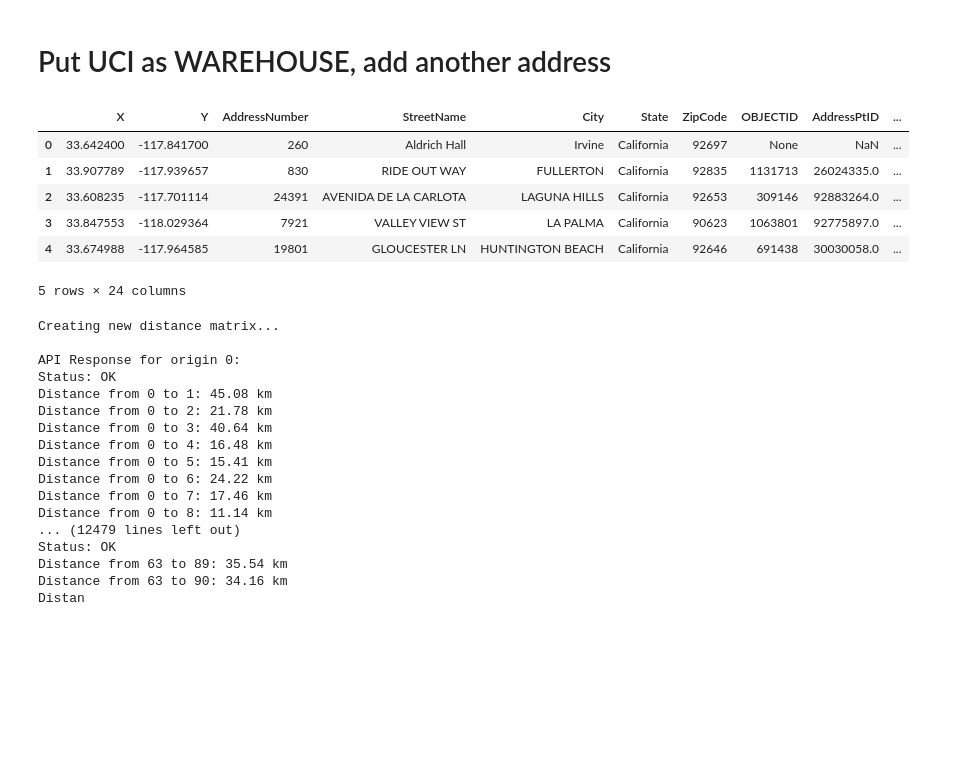
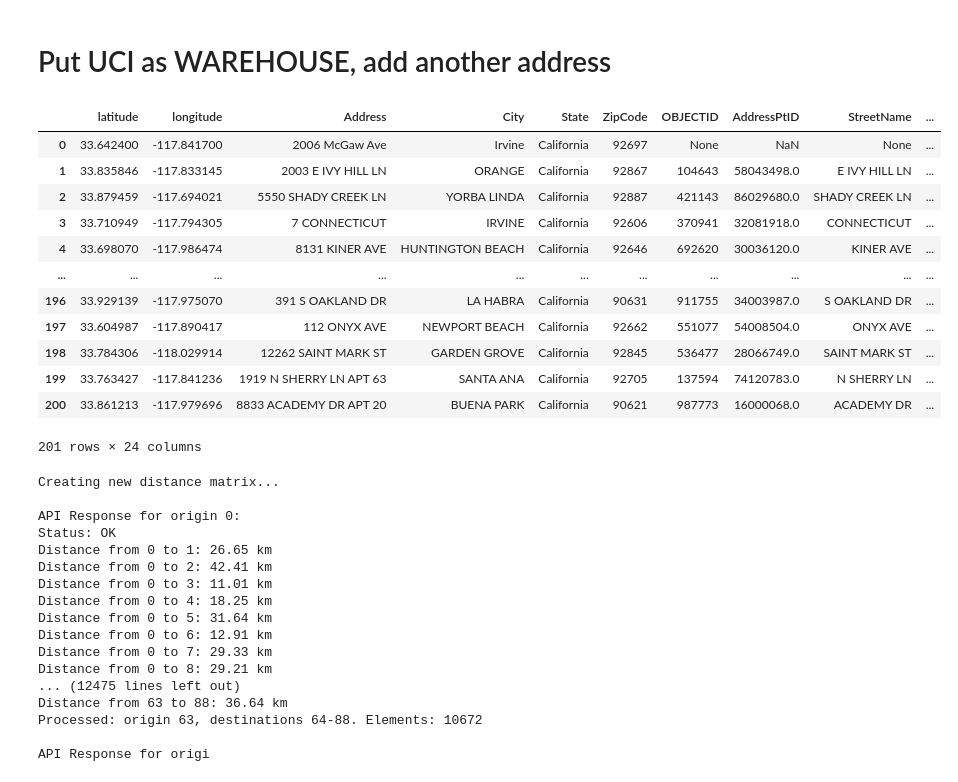
Before and after one commit to Hyunwoo36/uci_tsp, a Jupyter notebook: generate_data.ipynb, the cells around one changed output. Drawn from its saved outputs; the diff is of its cells as text; code cells hidden in the pictures; blank space fills up the shorter version.

Commit message:
changed distance matrix starting from changed uci address

```diff
--- a/generate_data.ipynb
+++ b/generate_data.ipynb
@@ -80,7 +80,11 @@ Name: 2, dtype: object
 # Upon checking from google maps, X and Y need to be swapped!
 # %%
 # Swap X and Y coordinates
-sampled_df['X_temp'] = sampled_df['X']
-sampled_df['X'] = sampled_df['Y']
-sampled_df['Y'] = sampled_df['X_temp']
-sampled_df.drop('X_temp', axis=1, inplace=True)
+# sampled_df['long_temp'] = sampled_df['X']
+# sampled_df['X'] = sampled_df['Y']
+# sampled_df['Y'] = sampled_df['X_temp']
+# sampled_df.drop('X_temp', axis=1, inplace=True)
+
+sampled_df['longitude'] = sampled_df['X']
+sampled_df['latitude'] = sampled_df['Y']
+sampled_df.drop(['X', 'Y'], axis=1, inplace=True)
@@ -90,10 +110,9 @@ sampled_df.drop('X_temp', axis=1, inplace=True)
 
 # Create UCI warehouse data
 warehouse_df = pd.DataFrame({
-    'X': [33.6424],  # Latitude
-    'Y': [-117.8417],  # Longitude
-    'AddressNumber': ['260'],
-    'StreetName': ['Aldrich Hall'],
+    'latitude': [33.6424],  # Latitude
+    'longitude': [-117.8417],  # Longitude
+    'Address': ['2006 McGaw Ave'],
     'City': ['Irvine'],
     'State': ['California'],
     'ZipCode': ['92697']
@@ -107,15 +126,21 @@ for col in sampled_df.columns:
 # Combine warehouse and delivery locations
 complete_df = pd.concat([warehouse_df, sampled_df], ignore_index=True)
 # %%
-complete_df.head()
+complete_df
 # %% [output]
-|  | X | Y | AddressNumber | StreetName | City | State | ZipCode | OBJECTID | AddressPtID | ... |
-| 0 | 33.642400 | -117.841700 | 260 | Aldrich Hall | Irvine | California | 92697 | None | NaN | ... |
-| 1 | 33.907789 | -117.939657 | 830 | RIDE OUT WAY | FULLERTON | California | 92835 | 1131713 | 26024335.0 | ... |
-| 2 | 33.608235 | -117.701114 | 24391 | AVENIDA DE LA CARLOTA | LAGUNA HILLS | California | 92653 | 309146 | 92883264.0 | ... |
-| 3 | 33.847553 | -118.029364 | 7921 | VALLEY VIEW ST | LA PALMA | California | 90623 | 1063801 | 92775897.0 | ... |
-| 4 | 33.674988 | -117.964585 | 19801 | GLOUCESTER LN | HUNTINGTON BEACH | California | 92646 | 691438 | 30030058.0 | ... |
+|  | latitude | longitude | Address | City | State | ZipCode | OBJECTID | AddressPtID | StreetName | ... |
+| 0 | 33.642400 | -117.841700 | 2006 McGaw Ave | Irvine | California | 92697 | None | NaN | None | ... |
+| 1 | 33.835846 | -117.833145 | 2003 E IVY HILL LN | ORANGE | California | 92867 | 104643 | 58043498.0 | E IVY HILL LN | ... |
+| 2 | 33.879459 | -117.694021 | 5550 SHADY CREEK LN | YORBA LINDA | California | 92887 | 421143 | 86029680.0 | SHADY CREEK LN | ... |
+| 3 | 33.710949 | -117.794305 | 7 CONNECTICUT | IRVINE | California | 92606 | 370941 | 32081918.0 | CONNECTICUT | ... |
+| 4 | 33.698070 | -117.986474 | 8131 KINER AVE | HUNTINGTON BEACH | California | 92646 | 692620 | 30036120.0 | KINER AVE | ... |
+| ... | ... | ... | ... | ... | ... | ... | ... | ... | ... | ... |
+| 196 | 33.929139 | -117.975070 | 391 S OAKLAND DR | LA HABRA | California | 90631 | 911755 | 34003987.0 | S OAKLAND DR | ... |
+| 197 | 33.604987 | -117.890417 | 112 ONYX AVE | NEWPORT BEACH | California | 92662 | 551077 | 54008504.0 | ONYX AVE | ... |
+| 198 | 33.784306 | -118.029914 | 12262 SAINT MARK ST | GARDEN GROVE | California | 92845 | 536477 | 28066749.0 | SAINT MARK ST | ... |
+| 199 | 33.763427 | -117.841236 | 1919 N SHERRY LN APT 63 | SANTA ANA | California | 92705 | 137594 | 74120783.0 | N SHERRY LN | ... |
+| 200 | 33.861213 | -117.979696 | 8833 ACADEMY DR APT 20 | BUENA PARK | California | 90621 | 987773 | 16000068.0 | ACADEMY DR | ... |
-5 rows × 24 columns
+201 rows × 24 columns
 # %%
 def create_distance_matrix(locations_df, api_key, batch_size=25):
     """
@@ -213,7 +238,7 @@ def load_cached_distances():
         return None, None
 # %%
 # API key
-# api_key = "NOPE"  # Replace with your actual API key
+api_key = "NOPE"  # Replace with your actual API key
 
 # Try to load cached data first
 distance_matrix, locations_mapping = load_cached_distances()
@@ -232,19 +257,19 @@ Creating new distance matrix...
 
 API Response for origin 0:
 Status: OK
-Distance from 0 to 1: 45.08 km
-Distance from 0 to 2: 21.78 km
-Distance from 0 to 3: 40.64 km
-Distance from 0 to 4: 16.48 km
-Distance from 0 to 5: 15.41 km
-Distance from 0 to 6: 24.22 km
-Distance from 0 to 7: 17.46 km
-Distance from 0 to 8: 11.14 km
-... (12479 lines left out)
-Status: OK
-Distance from 63 to 89: 35.54 km
-Distance from 63 to 90: 34.16 km
-Distan
+Distance from 0 to 1: 26.65 km
+Distance from 0 to 2: 42.41 km
+Distance from 0 to 3: 11.01 km
+Distance from 0 to 4: 18.25 km
+Distance from 0 to 5: 31.64 km
+Distance from 0 to 6: 12.91 km
+Distance from 0 to 7: 29.33 km
+Distance from 0 to 8: 29.21 km
+... (12475 lines left out)
+Distance from 63 to 88: 36.64 km
+Processed: origin 63, destinations 64-88. Elements: 10672
+
+API Response for origi
 # %%
 print(len(distance_matrix), len(locations_mapping))
 distance_matrix, locations_mapping
```
Also changed, not shown: parts of 7 cells of this notebook, 4 other files.
